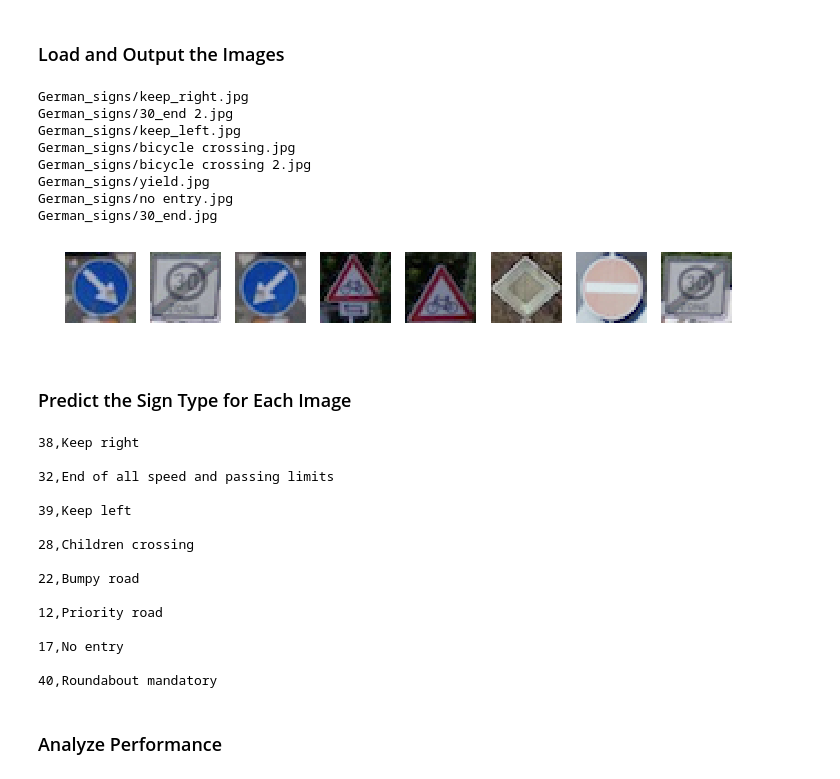
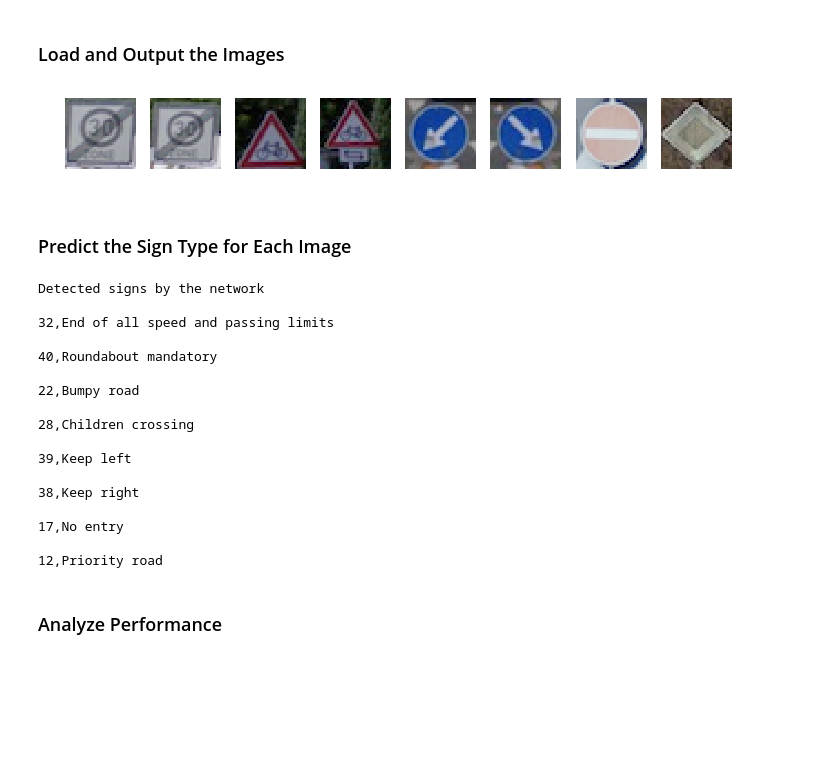
Before and after one commit to umangsa/CarND-Traffic-Sign-classification, a Jupyter notebook: Traffic_Sign_Classifier.ipynb, the cells around one changed output. Drawn from its saved outputs; the diff is of its cells as text; code cells hidden in the pictures; blank space fills up the shorter version.

```diff
--- a/Traffic_Sign_Classifier.ipynb
+++ b/Traffic_Sign_Classifier.ipynb
@@ -209,15 +213,15 @@ X_test = pre_process_images(X_test)
 # %%
 print("Sample training images after Pre Processing")
 
-fig = plt.figure(1, figsize=(10,15))
+fig = plt.figure(1, figsize=(15, 15))
 plt.axis('off')
-i=1
-j=1
+i = 1
+j = 1
 cls = 0
 for indx in sample_index:
-    image = X_train[indx]*128. + 128.
-    plt.subplot(1,10,i)
-    #plt.imshow(image.reshape(32,32))
+    image = X_train[indx] * 128. + 128.
+    plt.subplot(1, 10, i)
+    # plt.imshow(image.reshape(32,32))
     plt.imshow(image)
     plt.axis('off')
     plt.title(cls)
@@ -226,8 +230,8 @@ for indx in sample_index:
     if i == 10:
         i = 1
         j += 1
-        fig = plt.figure(j, figsize=(10,15))
-    else :
+        fig = plt.figure(j, figsize=(15, 15))
+    else:
         i += 1
 # %% [output]
 Sample training images after Pre Processing
@@ -638,82 +634,84 @@ You may find `signnames.csv` useful as it contains mappings from the class id (i
 # %% [markdown]
 ### Load and Output the Images
 # %%
-### Load the images and plot them here.
-### Feel free to use as many code cells as needed.
+# Load the images and plot them here.
+# Feel free to use as many code cells as needed.
 import os
 import imghdr
 import matplotlib.image as mpimg
+import csv
+
 
 def is_jpg(filename):
     image_type = imghdr.what(filename)
     if not image_type:
         return False
     else:
         return True
 
-basepath = "German_signs/"
-files = os.listdir(basepath)
-fig = plt.figure(1, figsize=(15,15))
 
 images = []
+expected_signs = []
+basepath = "German_signs/"
+fig = plt.figure(1, figsize=(15, 15))
 
 i = 1
-for file in files:
-    path = os.path.join(basepath, file)
-    if not os.path.isdir(path):
+
+with open('internet_images.csv', 'r') as csvfile:
+    reader = csv.reader(csvfile, delimiter=',')
+    for line in reader:
+        path = os.path.join(basepath, line[0])
         if is_jpg(path):
-            print(path)
             image = mpimg.imread(path)
 
-            plt.subplot(1,10,i)
+            plt.subplot(1, 10, i)
             plt.imshow(image)
             plt.axis('off')
 
-            images.append(image.reshape(32,32,3))
+            images.append(image.reshape(32, 32, 3))
+            expected_signs.append(line[1])
             i += 1
 # %% [output]
-German_signs/keep_right.jpg
-German_signs/30_end 2.jpg
-German_signs/keep_left.jpg
-German_signs/bicycle crossing.jpg
-German_signs/bicycle crossing 2.jpg
-German_signs/yield.jpg
-German_signs/no entry.jpg
-German_signs/30_end.jpg
-[figure, old version]
+[figure, new version]
 # %% [markdown]
 ### Predict the Sign Type for Each Image
 # %%
-### Run the predictions here and use the model to output the prediction for each image.
-### Make sure to pre-process the images with the same pre-processing pipeline used earlier.
-### Feel free to use as many code cells as needed.
+# Run the predictions here and use the model to output the prediction for each image.
+# Make sure to pre-process the images with the same pre-processing pipeline used earlier.
+# Feel free to use as many code cells as needed.
 
 images = pre_process_images(images)
 
 test_predictions = tf.argmax(logits, 1)
+print("Detected signs by the network")
+print()
+
 with tf.Session() as sess:
-    #sess.run(tf.global_variables_initializer())
+    # sess.run(tf.global_variables_initializer())
     saver.restore(sess, './traffic_sign')
-    response = sess.run(test_predictions, feed_dict={x: images, keep_prob: 1.0})
+    response = sess.run(test_predictions, feed_dict={
+                        x: images, keep_prob: 1.0})
     for i in response:
-        sign_name = linecache.getline("signnames.csv", i+2)
+        sign_name = linecache.getline("signnames.csv", i + 2)
         print(sign_name)
 # %% [output]
-38,Keep right
+Detected signs by the network
 
 32,End of all speed and passing limits
 
-39,Keep left
+40,Roundabout mandatory
+
+22,Bumpy road
 
 28,Children crossing
 
-22,Bumpy road
+39,Keep left
 
-12,Priority road
+38,Keep right
 
 17,No entry
 
-40,Roundabout mandatory
+12,Priority road
 # %% [markdown]
 ### Analyze Performance
 # %%
```
Also changed, not shown: parts of 24 cells of this notebook, 6 other files.
